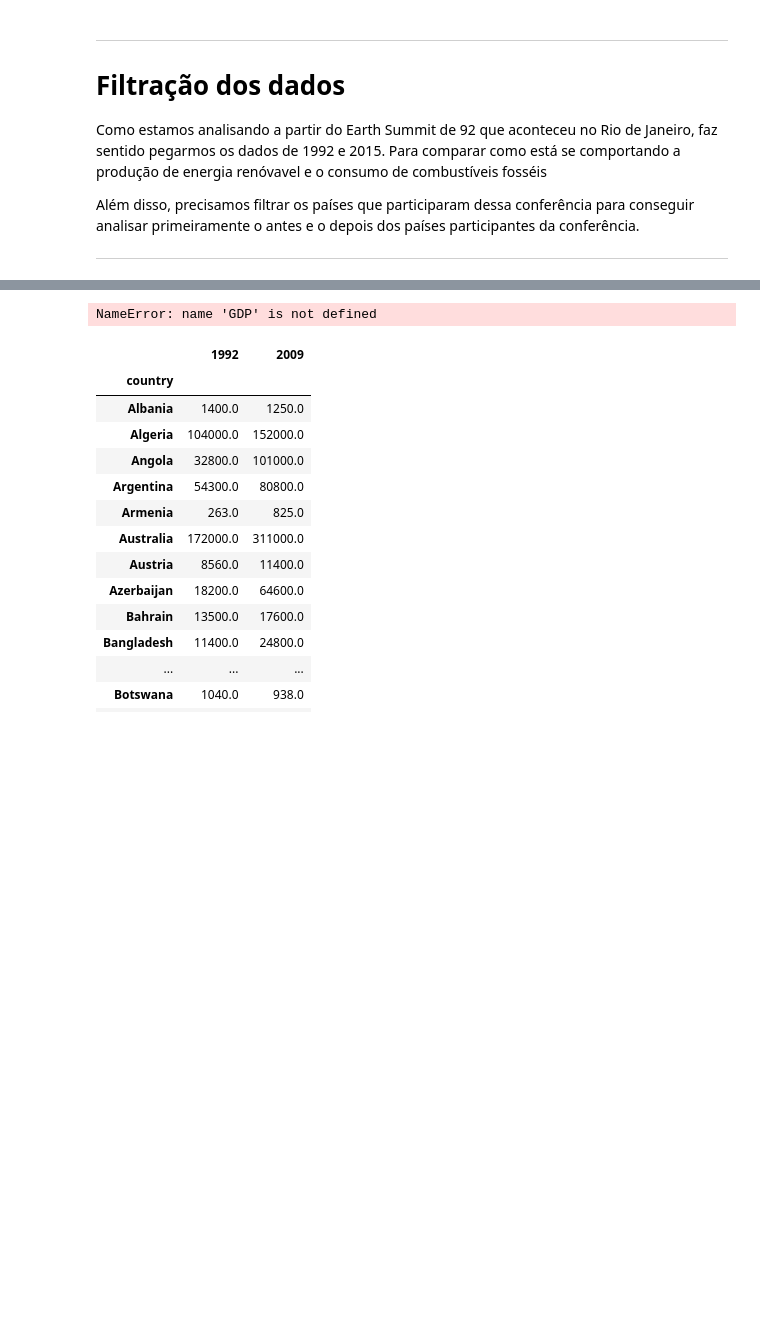
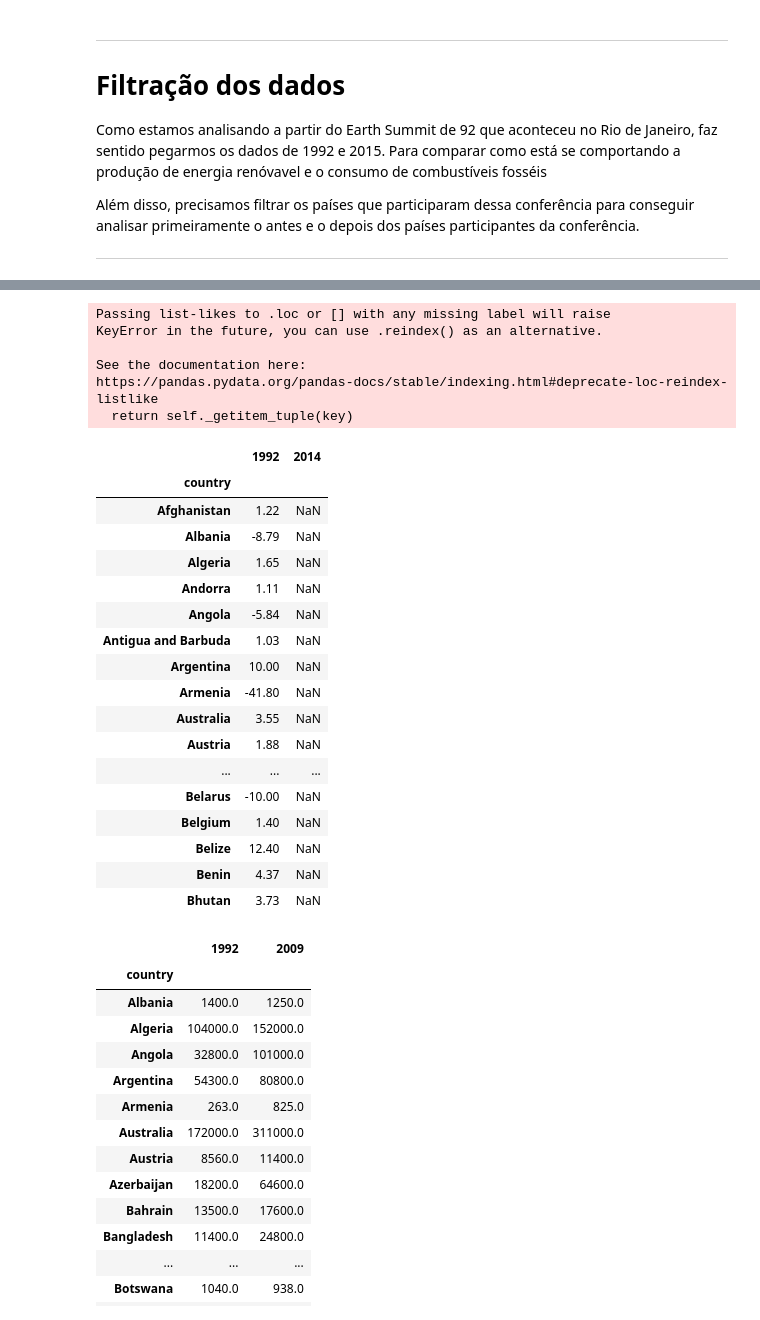
Before and after one commit to Sy2k/CdProjeto, a Jupyter notebook: Projeto1/Projeto1_CD.ipynb, the cells around one changed output, grey strips where cells are left out. Drawn from its saved outputs; the diff is of its cells as text; code cells hidden in the pictures; blank space fills up the shorter version.

```diff
--- a/Projeto1/Projeto1_CD.ipynb
+++ b/Projeto1/Projeto1_CD.ipynb
@@ -58,7 +60,7 @@ import matplotlib.pyplot as plt
 #oil_production_t = pd.read_excel('oil_production_total.xlsx')
 energy_production = pd.read_excel('energy_production_total.xlsx')
 
-economy = pd.read_excel('gdp_total_yearly_growth.xlsx')
+economy = pd.read_excel('GDP_WorldBank.xls')
 #-------------------- Leitura do excel(Fonte: WorldBank) ---------------------------------------
 Electricity_production_renewablesources = pd.read_excel('ElectricityRenewable_antesde92.xls')#SEM CONTAR HIDRELETRICA
 Fossil_fuel_energy_consumption = pd.read_excel('Fossilfuelenergy consumption.xls')
@@ -120,10 +98,33 @@ Fossil_1.head(10)
 # %%
 #GDP_1 = GDP_idx[GDP_idx.columns[191:192]]
 #GDP.head(6)
-GDP = GDP.loc[:,[1992, 2015]]
-GDP_idx.head(20)
+GDP = GDP_idx.loc[:,[1992, 2014]]
+GDP.head(20)
 # %% [output]
-NameError: name 'GDP' is not defined
+Passing list-likes to .loc or [] with any missing label will raise
+KeyError in the future, you can use .reindex() as an alternative.
+
+See the documentation here:
+https://pandas.pydata.org/pandas-docs/stable/indexing.html#deprecate-loc-reindex-listlike
+  return self._getitem_tuple(key)
+|  | 1992 | 2014 |
+| country |  |  |
+| Afghanistan | 1.22 | NaN |
+| Albania | -8.79 | NaN |
+| Algeria | 1.65 | NaN |
+| Andorra | 1.11 | NaN |
+| Angola | -5.84 | NaN |
+| Antigua and Barbuda | 1.03 | NaN |
+| Argentina | 10.00 | NaN |
+| Armenia | -41.80 | NaN |
+| Australia | 3.55 | NaN |
+| Austria | 1.88 | NaN |
+| ... | ... | ... |
+| Belarus | -10.00 | NaN |
+| Belgium | 1.40 | NaN |
+| Belize | 12.40 | NaN |
+| Benin | 4.37 | NaN |
+| Bhutan | 3.73 | NaN |
 # %%
 Energy = Energy_Total_idx.loc[:,[1992, 2009]]
 Energy.head(20)
```
Also changed, not shown: parts of 5 cells of this notebook, 30 other files.
